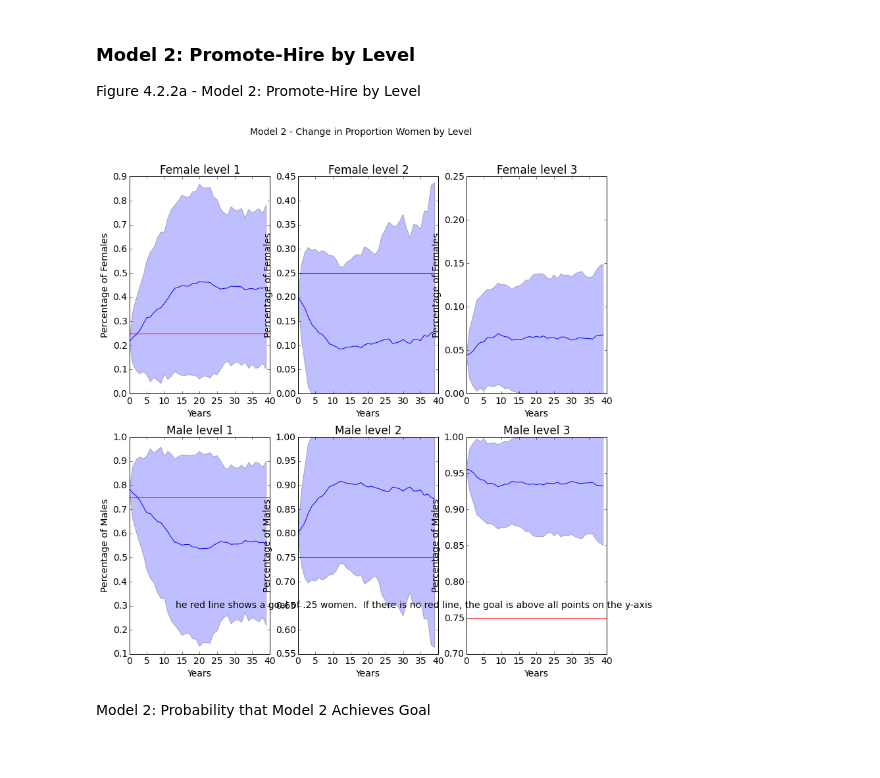
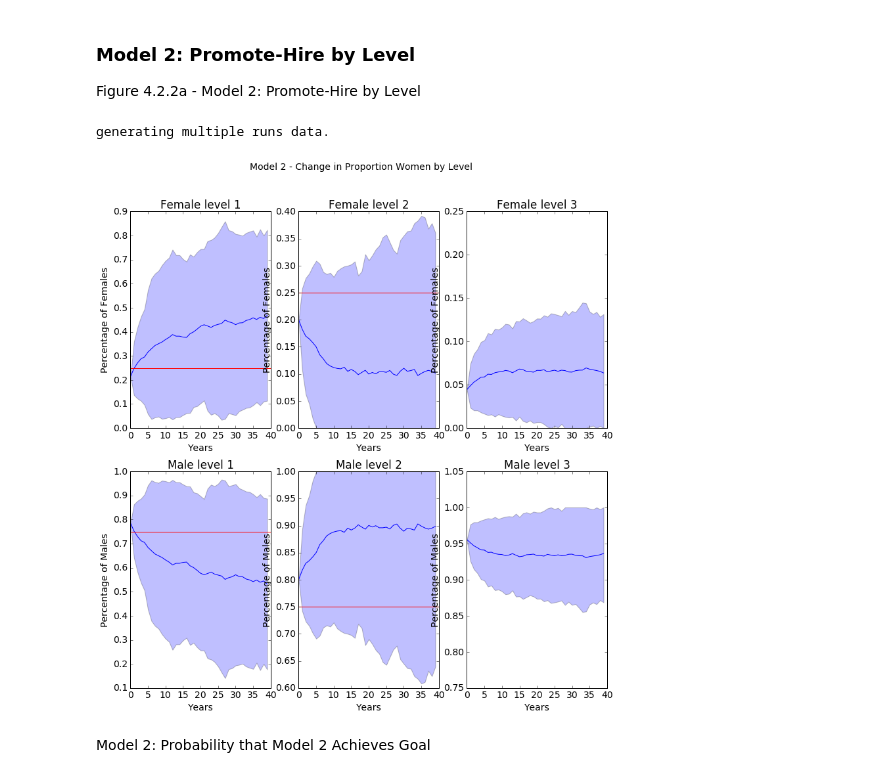
Before and after one commit to university-gender-evolution/notebooks-univ-gender, a Jupyter notebook: notebooks/mgmt_notebook05092016.ipynb, the cells around one changed output. Saved outputs shown, nothing was run; the diff lists cells and outputs as text; code cells hidden in the pictures.

```diff
--- a/notebooks/mgmt_notebook05092016.ipynb
+++ b/notebooks/mgmt_notebook05092016.ipynb
@@ -265,12 +285,13 @@ Figure 4.2.2a - Model 2:  Promote-Hire by Level
 # %%
 title = 'Model 2 - Change in Proportion Women by Level' # plot title
 caption = 'The red line shows a goal of .25 women.  If there is no red line, the goal is above all points on the y-axis' # caption text
 target_percentage = 0.25 # target percentage of females at each level
 number_of_runs = 100 # number of simulation runs
 
-s.plot_multiple_runs_detail_percentage(number_of_runs, title, target_percentage, caption)
+s.plot_multiple_runs_detail_percentage(number_of_runs, title, target_percentage,'')
 # %% [output]
+generating multiple runs data.
-[figure, old version]
+[figure, new version]
 # %% [markdown]
 Model 2:  Probability that Model 2 Achieves Goal
 # %%
```
Also changed, not shown: parts of 14 cells of this notebook.
